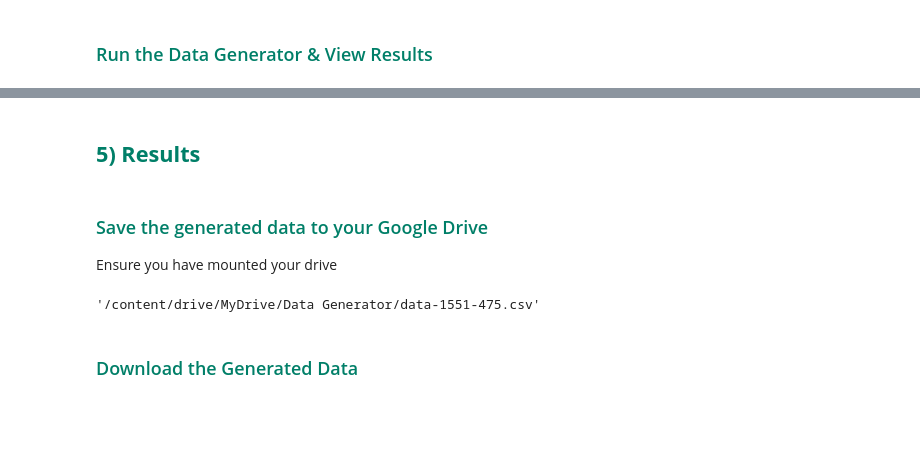
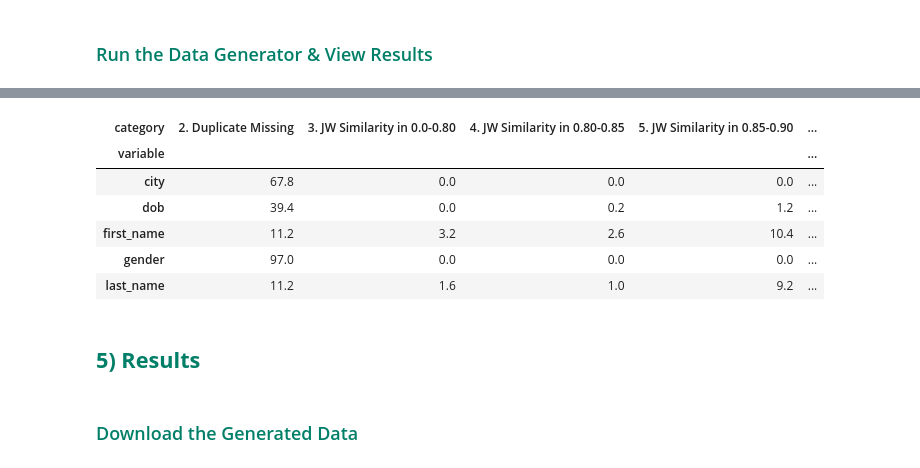
Before and after one commit to jembi/mpi-toolkit-notebook, a Jupyter notebook: data-generator/GECO-Kenya/Generate_Data.ipynb, the cells around one changed output, grey strips where cells are left out. Saved outputs shown, nothing was run; the diff lists cells and outputs as text; code cells hidden in the pictures; blank space fills up the shorter version.

```diff
--- a/data-generator/GECO-Kenya/Generate_Data.ipynb
+++ b/data-generator/GECO-Kenya/Generate_Data.ipynb
@@ -1445,6 +2608,14 @@ display(data)
+# %%
+#@title <font color="#18CF68">View Jaro Winkler Simmilarity Statistics Row Percentages
+row_percent = round(df_pivot.div(df_pivot.sum(axis=1), axis=0)*100, 2)
+display(row_percent)
+# %% [output]
+| category | 2. Duplicate Missing | 3. JW Similarity in 0.0-0.80 | 4. JW Similarity in 0.80-0.85 | 5. JW Similarity in 0.85-0.90 | ... |
+| variable |  |  |  |  | ... |
+| city | 67.8 | 0.0 | 0.0 | 0.0 | ... |
+| dob | 39.4 | 0.0 | 0.2 | 1.2 | ... |
+| first_name | 11.2 | 3.2 | 2.6 | 10.4 | ... |
+| gender | 97.0 | 0.0 | 0.0 | 0.0 | ... |
+| last_name | 11.2 | 1.6 | 1.0 | 9.2 | ... |
 # %% [markdown]
 ## **<font color="#007f68"> 5) Results**
-# %% [markdown]
-### <font color="#007f68"> Save the generated data to your Google Drive
-
-Ensure you have mounted your drive
@@ -1470,8 +2622,3 @@ file_path = "/content/drive/MyDrive/Data Generator" #@param {type:"string"}
-# %%
-#@title <font color="#18CF68">Copy output file to drive
-shutil.copy(out_file_name, file_path)
-# %% [output]
-'/content/drive/MyDrive/Data Generator/data-1551-475.csv'
 # %% [markdown]
 ### <font color="#007f68">  Download the Generated Data
 # %%
```
Also changed, not shown: parts of 42 cells of this notebook.
